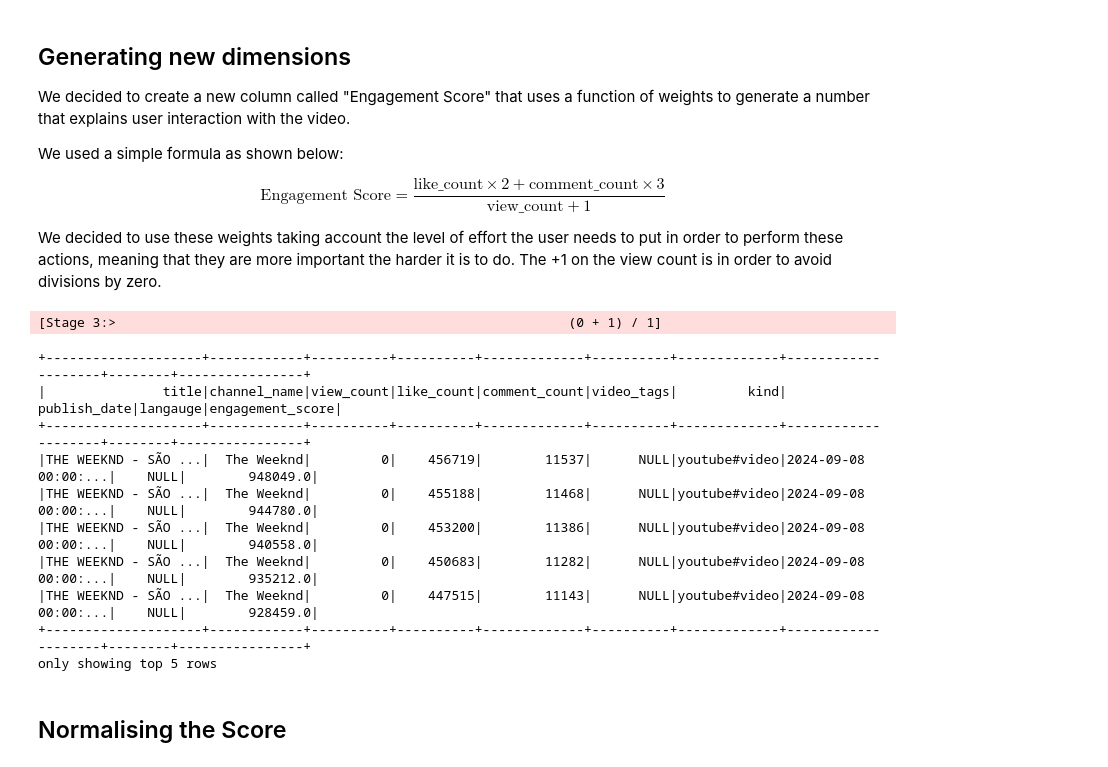
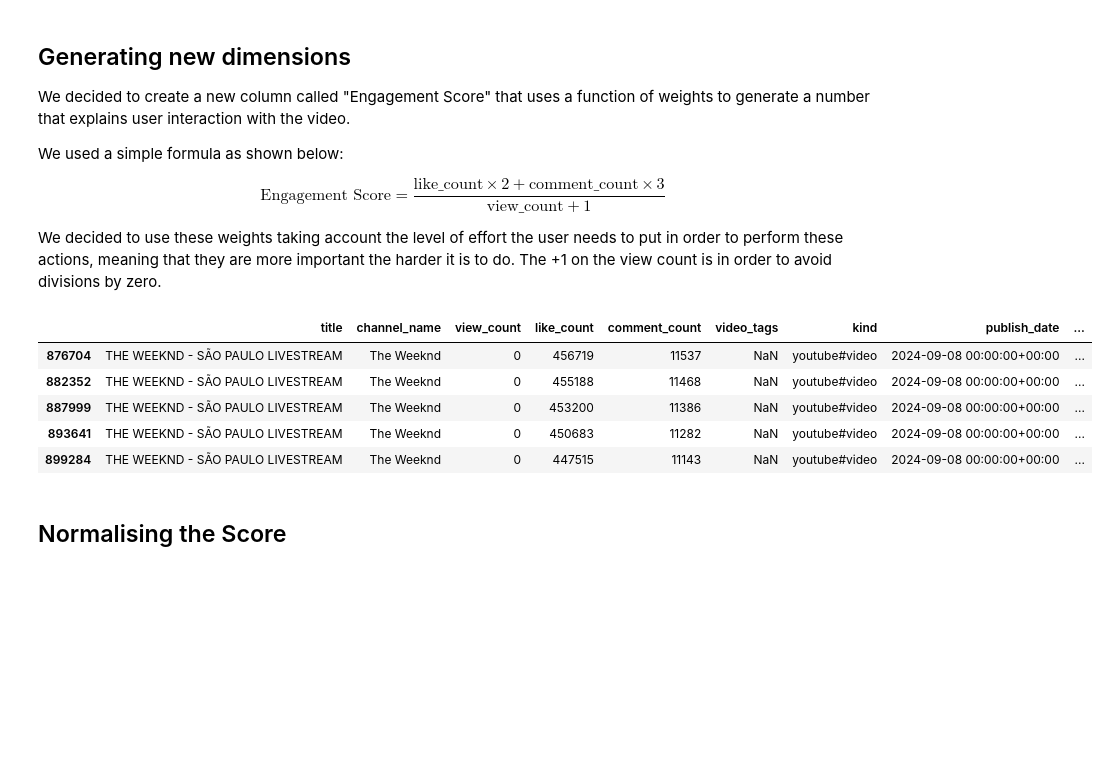
Before and after one commit to adrianarodriguezrodriguez/youtube, a Jupyter notebook: spark.ipynb, the cells around one changed output. Saved outputs shown, nothing was run; the diff lists cells and outputs as text; code cells hidden in the pictures; blank space fills up the shorter version.

```diff
--- a/spark.ipynb
+++ b/spark.ipynb
@@ -212,22 +130,19 @@ $$
 We decided to use these weights taking account the level of effort the user needs to put in order to perform these actions, meaning that they are more important the harder it is to do. The +1 on the view count is in order to avoid divisions by zero.
 # %%
 # Creating the engagement score column
-data = data.withColumn("engagement_score",
-                       (col("like_count") * 2 + col("comment_count") * 3) / (col("view_count") + 1))
+data['engagement_score'] = (data['like_count'] * 2 + data['comment_count'] * 3) / (data['view_count'] + 1)
 
 # Sorting by engagement score in descending order
-data.orderBy(col("engagement_score").desc()).show(5)
+data_sorted = data.sort_values(by='engagement_score', ascending=False)
+
+# Display the first 5 rows
+data_sorted.head(5)
 # %% [output]
-[Stage 3:>                                                          (0 + 1) / 1]
-+--------------------+------------+----------+----------+-------------+----------+-------------+--------------------+--------+----------------+
-|               title|channel_name|view_count|like_count|comment_count|video_tags|         kind|        publish_date|langauge|engagement_score|
-+--------------------+------------+----------+----------+-------------+----------+-------------+--------------------+--------+----------------+
-|THE WEEKND - SÃO ...|  The Weeknd|         0|    456719|        11537|      NULL|youtube#video|2024-09-08 00:00:...|    NULL|        948049.0|
-|THE WEEKND - SÃO ...|  The Weeknd|         0|    455188|        11468|      NULL|youtube#video|2024-09-08 00:00:...|    NULL|        944780.0|
-|THE WEEKND - SÃO ...|  The Weeknd|         0|    453200|        11386|      NULL|youtube#video|2024-09-08 00:00:...|    NULL|        940558.0|
-|THE WEEKND - SÃO ...|  The Weeknd|         0|    450683|        11282|      NULL|youtube#video|2024-09-08 00:00:...|    NULL|        935212.0|
-|THE WEEKND - SÃO ...|  The Weeknd|         0|    447515|        11143|      NULL|youtube#video|2024-09-08 00:00:...|    NULL|        928459.0|
-+--------------------+------------+----------+----------+-------------+----------+-------------+--------------------+--------+----------------+
-only showing top 5 rows
+|  | title | channel_name | view_count | like_count | comment_count | video_tags | kind | publish_date | ... |
+| 876704 | THE WEEKND - SÃO PAULO LIVESTREAM | The Weeknd | 0 | 456719 | 11537 | NaN | youtube#video | 2024-09-08 00:00:00+00:00 | ... |
+| 882352 | THE WEEKND - SÃO PAULO LIVESTREAM | The Weeknd | 0 | 455188 | 11468 | NaN | youtube#video | 2024-09-08 00:00:00+00:00 | ... |
+| 887999 | THE WEEKND - SÃO PAULO LIVESTREAM | The Weeknd | 0 | 453200 | 11386 | NaN | youtube#video | 2024-09-08 00:00:00+00:00 | ... |
+| 893641 | THE WEEKND - SÃO PAULO LIVESTREAM | The Weeknd | 0 | 450683 | 11282 | NaN | youtube#video | 2024-09-08 00:00:00+00:00 | ... |
+| 899284 | THE WEEKND - SÃO PAULO LIVESTREAM | The Weeknd | 0 | 447515 | 11143 | NaN | youtube#video | 2024-09-08 00:00:00+00:00 | ... |
 # %% [markdown]
 ## Normalising the Score
```
Also changed, not shown: parts of 23 cells of this notebook, 1 other file.
